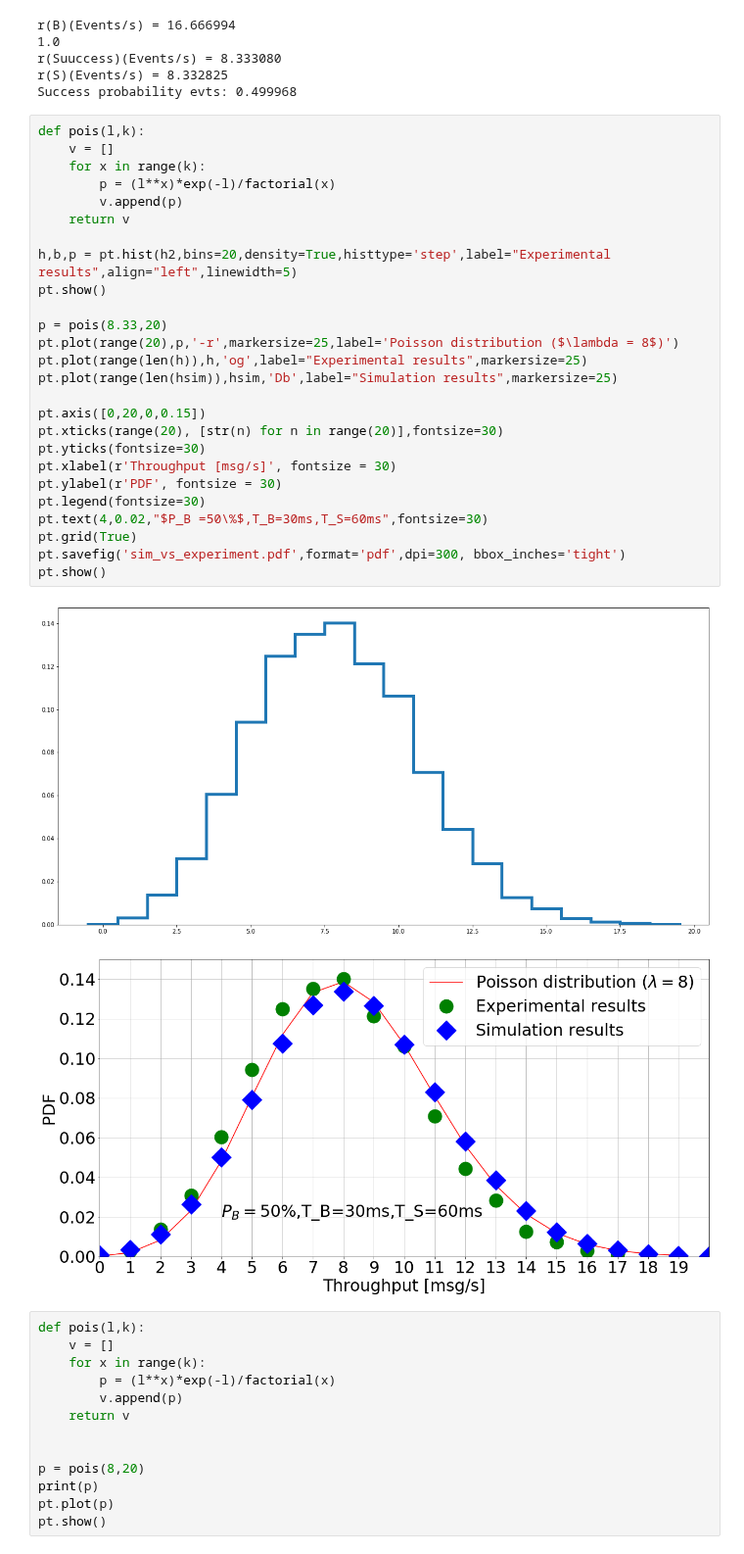
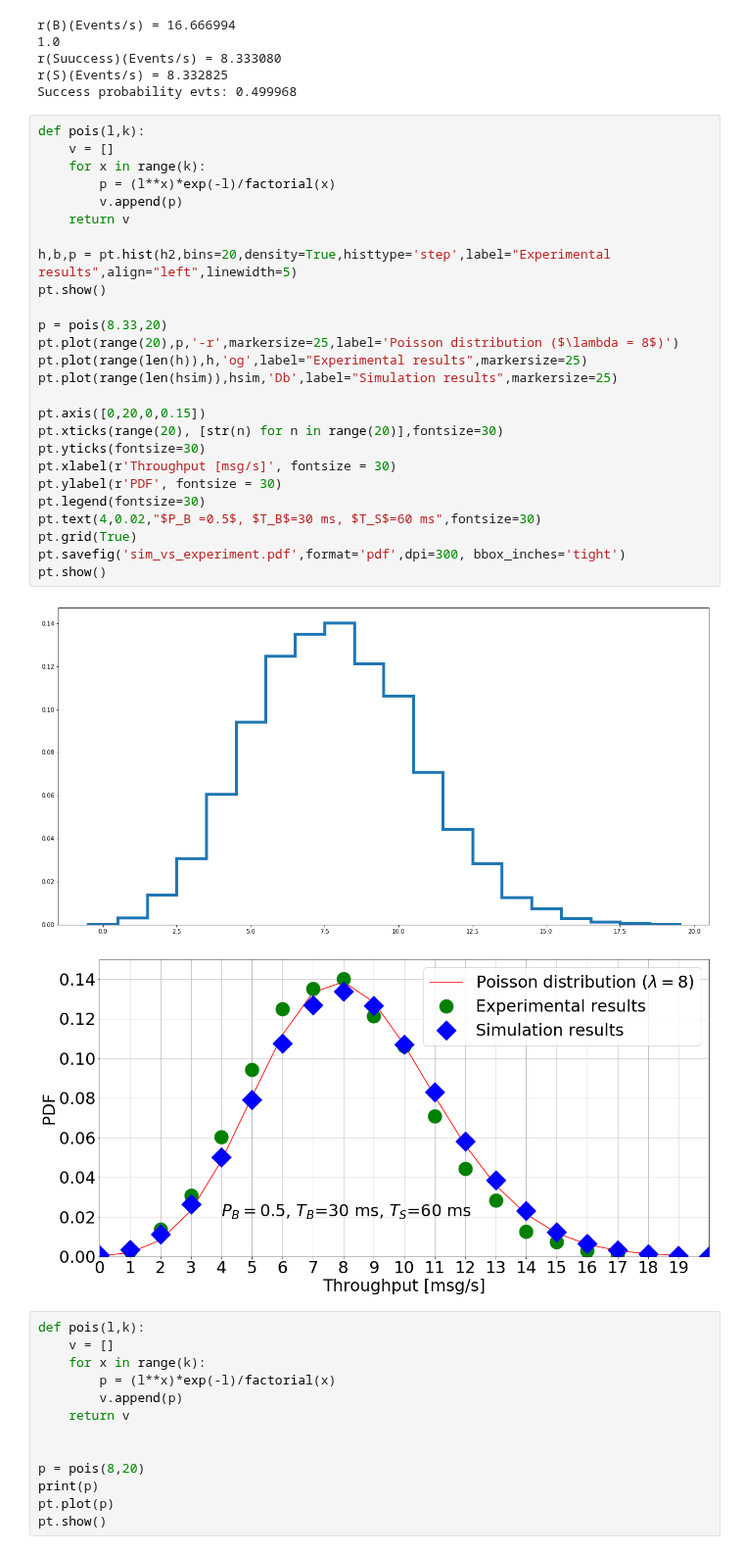
Before and after one commit to ingframin/BroadcastSimulation, a Jupyter notebook: results/Analysis.ipynb, the cells around one changed output. Shown at 98% size. Saved outputs shown, nothing was run; the diff lists cells and outputs as text.

```diff
--- a/results/Analysis.ipynb
+++ b/results/Analysis.ipynb
@@ -303,32 +303,32 @@ Success probability evts: 0.499968
 # %%
 def pois(l,k):
     v = []
     for x in range(k):
         p = (l**x)*exp(-l)/factorial(x)
         v.append(p)
     return v
 
 h,b,p = pt.hist(h2,bins=20,density=True,histtype='step',label="Experimental results",align="left",linewidth=5)
 pt.show()
 
 p = pois(8.33,20)
 pt.plot(range(20),p,'-r',markersize=25,label='Poisson distribution ($\lambda = 8$)')
 pt.plot(range(len(h)),h,'og',label="Experimental results",markersize=25)
 pt.plot(range(len(hsim)),hsim,'Db',label="Simulation results",markersize=25)
 
 pt.axis([0,20,0,0.15])
 pt.xticks(range(20), [str(n) for n in range(20)],fontsize=30)
 pt.yticks(fontsize=30)
 pt.xlabel(r'Throughput [msg/s]', fontsize = 30)
 pt.ylabel(r'PDF', fontsize = 30)
 pt.legend(fontsize=30)
-pt.text(4,0.02,"$P_B =50\%$,T_B=30ms,T_S=60ms",fontsize=30)
+pt.text(4,0.02,"$P_B =0.5$, $T_B$=30 ms, $T_S$=60 ms",fontsize=30)
 pt.grid(True)
 pt.savefig('sim_vs_experiment.pdf',format='pdf',dpi=300, bbox_inches='tight')
 pt.show()
 # %% [output]
 [figure]
-[figure, old version]
+[figure, new version]
 # %%
 def pois(l,k):
     v = []
```
Also changed, not shown: parts of 1 cell of this notebook, 1 other file.
